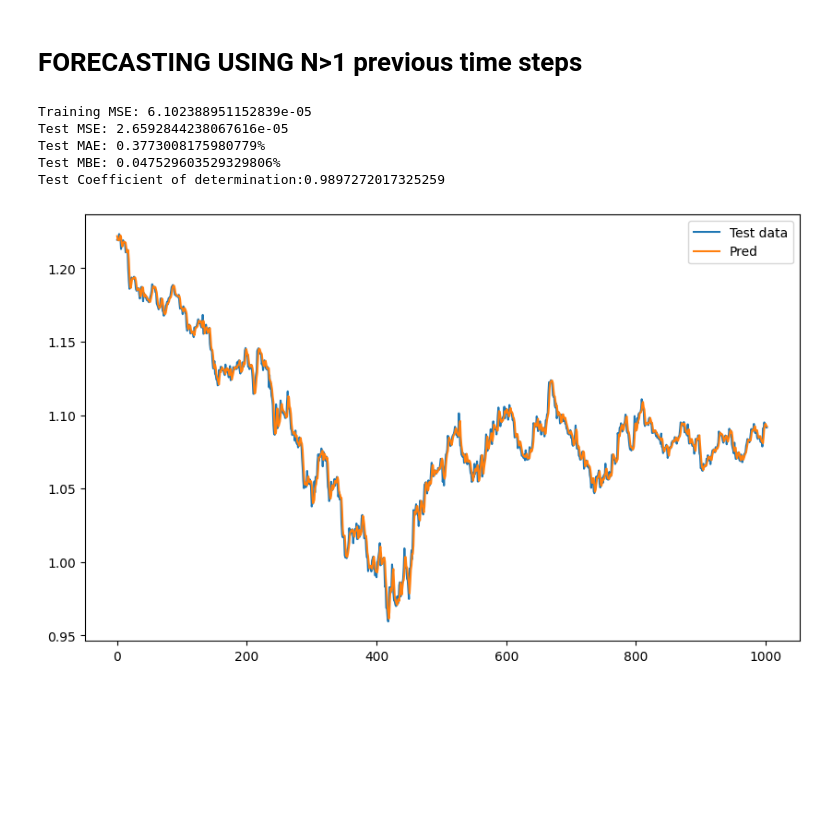
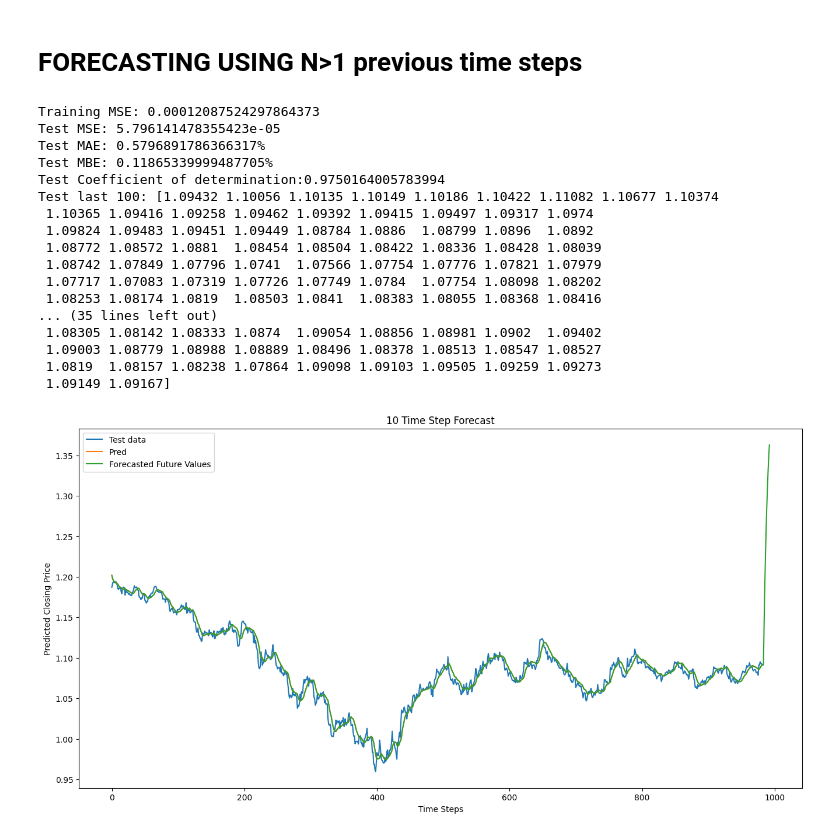
Before and after one commit to D-Mutabazi/Data-Engineering-Projects-and-Coursework, a Jupyter notebook: MLR_forecast.ipynb, the cells around one changed output. Cells and saved outputs as stored; diff of their text form; code cells hidden in the pictures; blank space fills up the shorter version.

```diff
--- a/MLR_forecast.ipynb
+++ b/MLR_forecast.ipynb
@@ -395,7 +395,7 @@ filepath = './Data/EURUSD_D1.csv'
 datasetX = data_loader(filepath)
 
 #return dataset
-featuresAndresponse, X, Y = featureEngineering(datasetX, 2)
+featuresAndresponse, X, Y = featureEngineering(datasetX, 100)
 
 #data split
 X_train, X_test, y_train, y_test = train_test_split(X, Y,  test_size=0.2, random_state=42, shuffle=False)
@@ -408,40 +408,85 @@ y_test = y_test.values.ravel()
 #scale data
 scaler = StandardScaler()
 X_train = scaler.fit_transform(X_train)
 X_test = scaler.transform(X_test)
 
 # Initialize and train the model
 model = LinearRegression(learning_rate=0.01, n_iterations=1000)
 model.fit(X_train, y_train)
 
 # Make Forecast
 y_pred_train = model.predict(X_train)
 y_pred_test = model.predict(X_test)
 
 
 # Evaluate the model
 train_mse = mean_squared_error(y_train, y_pred_train)
 test_mse = mean_squared_error(y_test, y_pred_test)
 test_mae = mean_absolute_error(y_test, y_pred_test)
 test_mbe = np.mean(y_pred_test - y_test) # mean bias error
 test_r2 = r2_score(y_test, y_pred_test)
 
 
 print(f'Training MSE: {train_mse}')
 print(f'Test MSE: {test_mse}\nTest MAE: {test_mae*100}%\nTest MBE: {test_mbe*100}% \nTest Coefficient of determination:{test_r2}')
 
-plt.figure(figsize=(10, 6))
+# plt.figure(figsize=(16, 8))
+# plt.plot(y_test,label='Test data')
+# plt.plot(y_pred_test, label='Pred')
+# plt.legend()
+# plt.show()
+
+#Perform forecasting
+test_last_100 = y_test[-200:]
+forecastedRate= []
+n_future =100
+i = 0
+print(f"Test last 100: {y_test[-200:]}\n and chosen 100:{test_last_100}")
+
+# Perform future forecasting
+test_last_100 = X_test[-1].reshape(1, -1)  # Use the last row of X_test (100 previous time steps)
+forecastedRate = []
+
+n_future = 10  # Forecast 10 time steps ahead
+for i in range(n_future):
+    y_predict = model.predict(test_last_100)  # Predict next time step
+    forecastedRate.append(y_predict[0])  # Store prediction
+
+    # Update test_last_100 to include the new prediction and remove the oldest value
+    test_last_100 = np.roll(test_last_100, -1)  # Shift values left
+    test_last_100[0, -1] = y_predict  # Add the new prediction at the end
+
+y_pred_combined = np.concatenate([y_pred_test, forecastedRate])
+
+# Plot the forecasted results
+plt.figure(figsize=(16, 8))
 plt.plot(y_test,label='Test data')
 plt.plot(y_pred_test, label='Pred')
+plt.plot(y_pred_combined, label='Forecasted Future Values')
+plt.xlabel('Time Steps')
+plt.ylabel('Predicted Closing Price')
+plt.title('10 Time Step Forecast')
 plt.legend()
 plt.show()
 # %% [output]
-Training MSE: 6.102388951152839e-05
-Test MSE: 2.6592844238067616e-05
-Test MAE: 0.3773008175980779%
-Test MBE: 0.047529603529329806%
-Test Coefficient of determination:0.9897272017325259
+Training MSE: 0.00012087524297864373
+Test MSE: 5.796141478355423e-05
+Test MAE: 0.5796891786366317%
+Test MBE: 0.11865339999487705%
+Test Coefficient of determination:0.9750164005783994
+Test last 100: [1.09432 1.10056 1.10135 1.10149 1.10186 1.10422 1.11082 1.10677 1.10374
+ 1.10365 1.09416 1.09258 1.09462 1.09392 1.09415 1.09497 1.09317 1.0974
+ 1.09824 1.09483 1.09451 1.09449 1.08784 1.0886  1.08799 1.0896  1.0892
+ 1.08772 1.08572 1.0881  1.08454 1.08504 1.08422 1.08336 1.08428 1.08039
+ 1.08742 1.07849 1.07796 1.0741  1.07566 1.07754 1.07776 1.07821 1.07979
+ 1.07717 1.07083 1.07319 1.07726 1.07749 1.0784  1.07754 1.08098 1.08202
+ 1.08253 1.08174 1.0819  1.08503 1.0841  1.08383 1.08055 1.08368 1.08416
+... (35 lines left out)
+ 1.08305 1.08142 1.08333 1.0874  1.09054 1.08856 1.08981 1.0902  1.09402
+ 1.09003 1.08779 1.08988 1.08889 1.08496 1.08378 1.08513 1.08547 1.08527
+ 1.0819  1.08157 1.08238 1.07864 1.09098 1.09103 1.09505 1.09259 1.09273
+ 1.09149 1.09167]
-[figure, old version]
+[figure, new version]
 # %%
 from statsmodels.tsa.stattools import adfuller
 
```
Also changed, not shown: parts of 1 cell of this notebook, 1 other file.
